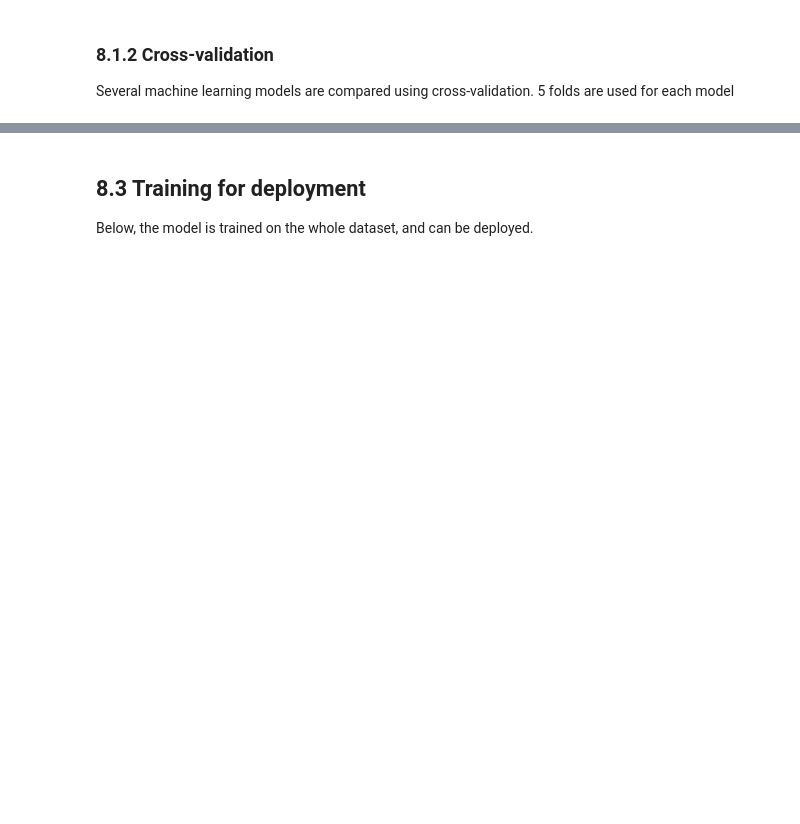
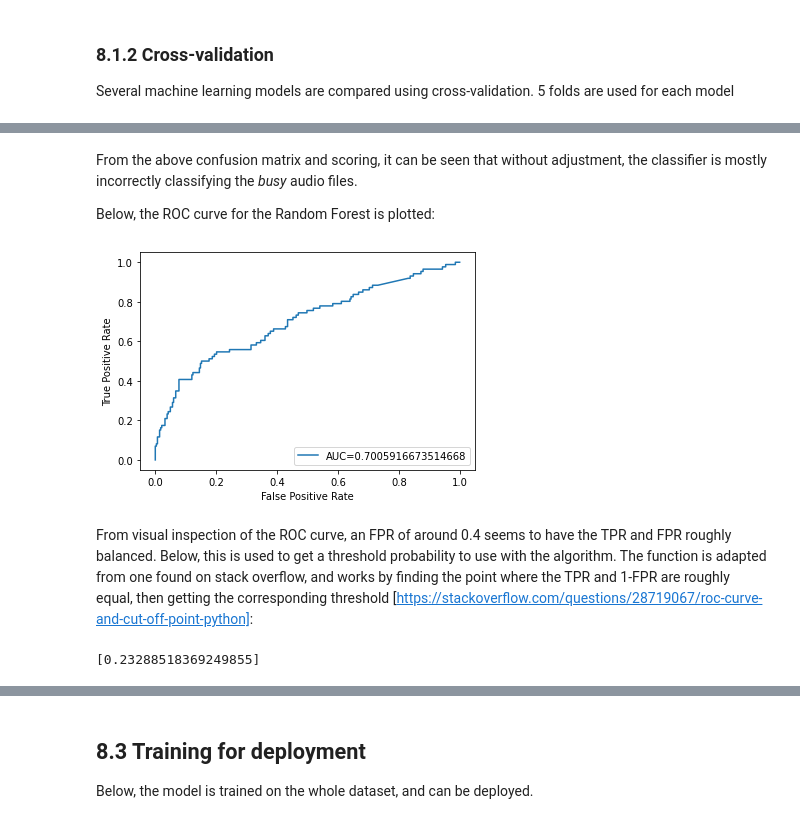
Before and after one commit to nanna273/MLEndLS_AB, a Jupyter notebook: ECS7020P_miniproject_advanced.ipynb, the cells around one changed output, grey strips where cells are left out. Cells and saved outputs as stored; diff of their text form; code cells hidden in the pictures; blank space fills up the shorter version.

```diff
--- a/ECS7020P_miniproject_advanced.ipynb
+++ b/ECS7020P_miniproject_advanced.ipynb
@@ -613,11 +620,10 @@ param_grid = {
 
 pipe = Pipeline(steps = [('scaler', StandardScaler()),
                          ('classifier', LogisticRegression(
-                             solver='liblinear',
-                             class_weight='balanced'))])
+                             solver='liblinear'))])
 
 grid = GridSearchCV(pipe, param_grid, refit=True, verbose=0, cv=3,
-                    scoring='balanced_accuracy')
+                    scoring='roc_auc')
 
 # fitting the model for grid search
 _ = grid.fit(X_train_1, y_train)
@@ -636,29 +641,27 @@ Pipeline(steps=[('scaler', StandardScaler()),
 # %%
 # Parameters for SVC
-C_1=10
-gamma_1=0.01
+C_1 = 1000
+gamma_1 = 0.001
 # Parameters for Random Forest
-max_depth=2
-n_estimators=100
+max_depth = 5
+n_estimators = 500
 # Parameters for Logistic Regression
 C = 100
-penalty = 'l2'
+penalty = 'l1'
 # Parameters for cross-validation
 cv = 5
-scoring = 'balanced_accuracy'
+scoring = 'roc_auc'
 # %% [markdown]
 ### 8.1.2 Cross-validation
 
 Several machine learning models are compared using cross-validation. 5 folds are used for each model
 # %%
 classifiers = {'SVC' : svm.SVC(
-                   C=C_1, gamma=gamma_1,
-                   class_weight='balanced'),
+                   C=C_1, gamma=gamma_1),
                'Random Forest' : RandomForestClassifier(
-                   class_weight='balanced'),
+                   max_depth=max_depth, n_estimators=n_estimators),
                'Logistic Regression' : LogisticRegression(
-                   solver='liblinear', C=C, penalty=penalty,
-                   class_weight='balanced')}
+                   solver='liblinear', C=C, penalty=penalty)}
 
 print('For the 6 selected variables:')
 for key, clf in classifiers.items():
@@ -667,6 +670,7 @@ for key, clf in classifiers.items():
   print('The cross-validation scores for', key, 'are:')
   print(scores)
   print(f'(mean = {scores.mean():.3f})')
+  print(f'(standard deviation = {scores.std():.3f})')
 # %% [output]
 For the 6 selected variables:
 The cross-validation scores for SVC are:
@@ -682,0 +696,6 @@ The SVC model has the best balanced accuracy, of around 65 %, and therefore will
+# %%
+sc = StandardScaler().fit(X_train_1)
+rfc = RandomForestClassifier(max_depth=max_depth, n_estimators=n_estimators)
+X_train_scaled = sc.transform(X_train_1)
+clf.fit(X_train_scaled, y_train)
+yt_p = clf.predict(X_train_scaled)
@@ -682,0 +722,47 @@ The SVC model has the best balanced accuracy, of around 65 %, and therefore will
+# %% [markdown]
+From the above confusion matrix and scoring, it can be seen that without adjustment, the classifier is mostly incorrectly classifying the *busy* audio files.
+
+Below, the ROC curve for the Random Forest is plotted:
+# %%
+probs = clf.predict_proba(X_train_scaled)
+# Keep only positive predictions
+probs = probs[:, 1]
+fpr, tpr, threshold = roc_curve(y_train,  probs)
+auc = roc_auc_score(y_train, probs)
+
+#create ROC curve
+plt.plot(fpr, tpr, label="AUC="+str(auc))
+plt.ylabel('True Positive Rate')
+plt.xlabel('False Positive Rate')
+plt.legend(loc=4)
+plt.show()
+# %% [output]
+[figure, added]
+# %% [markdown]
+From visual inspection of the ROC curve, an FPR of around 0.4 seems to have the TPR and FPR roughly balanced. Below, this is used to get a threshold probability to use with the algorithm. The function is adapted from one found on stack overflow, and works by finding the point where the TPR and 1-FPR are roughly equal, then getting the corresponding threshold [https://stackoverflow.com/questions/28719067/roc-curve-and-cut-off-point-python]:
+# %%
+def Find_Optimal_Cutoff(target, predicted):
+    """ Find the optimal probability cutoff point for a classification model related to event rate
+    Parameters
+    ----------
+    target : Matrix with dependent or target data, where rows are observations
+
+    predicted : Matrix with predicted data, where rows are observations
+
+    Returns
+    -------
+    list type, with optimal cutoff value
+
+    """
+    fpr, tpr, threshold = roc_curve(target, predicted)
+    i = np.arange(len(tpr))
+    roc = pd.DataFrame({'tf' : pd.Series(tpr-(1-fpr), index=i), 'threshold' : pd.Series(threshold, index=i)})
+    roc_t = roc.iloc[(roc.tf-0).abs().argsort()[:1]]
+
+    return list(roc_t['threshold'])
+
+# Find optimal probability threshold
+threshold = Find_Optimal_Cutoff(y_train, probs)
+print(threshold)
+# %% [output]
+[0.23288518369249855]
```
Also changed, not shown: parts of 28 cells of this notebook.
